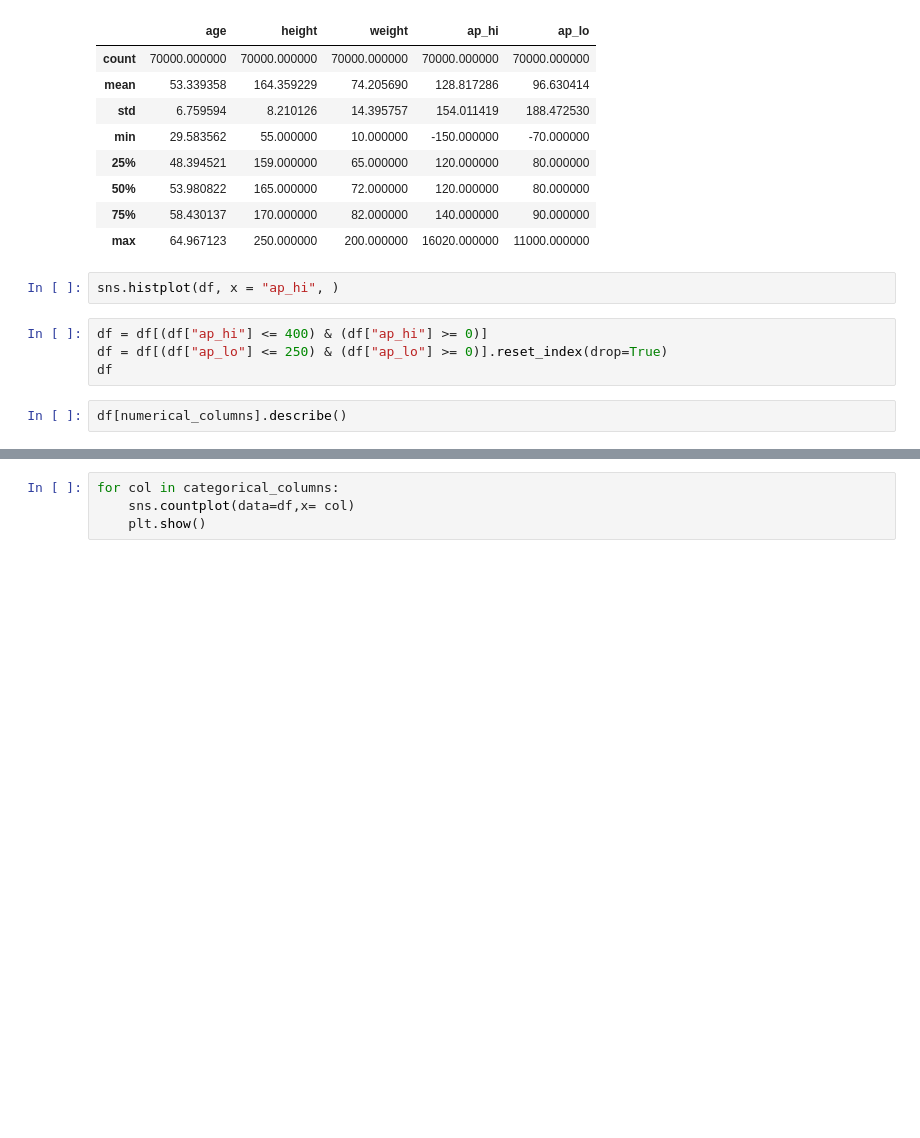
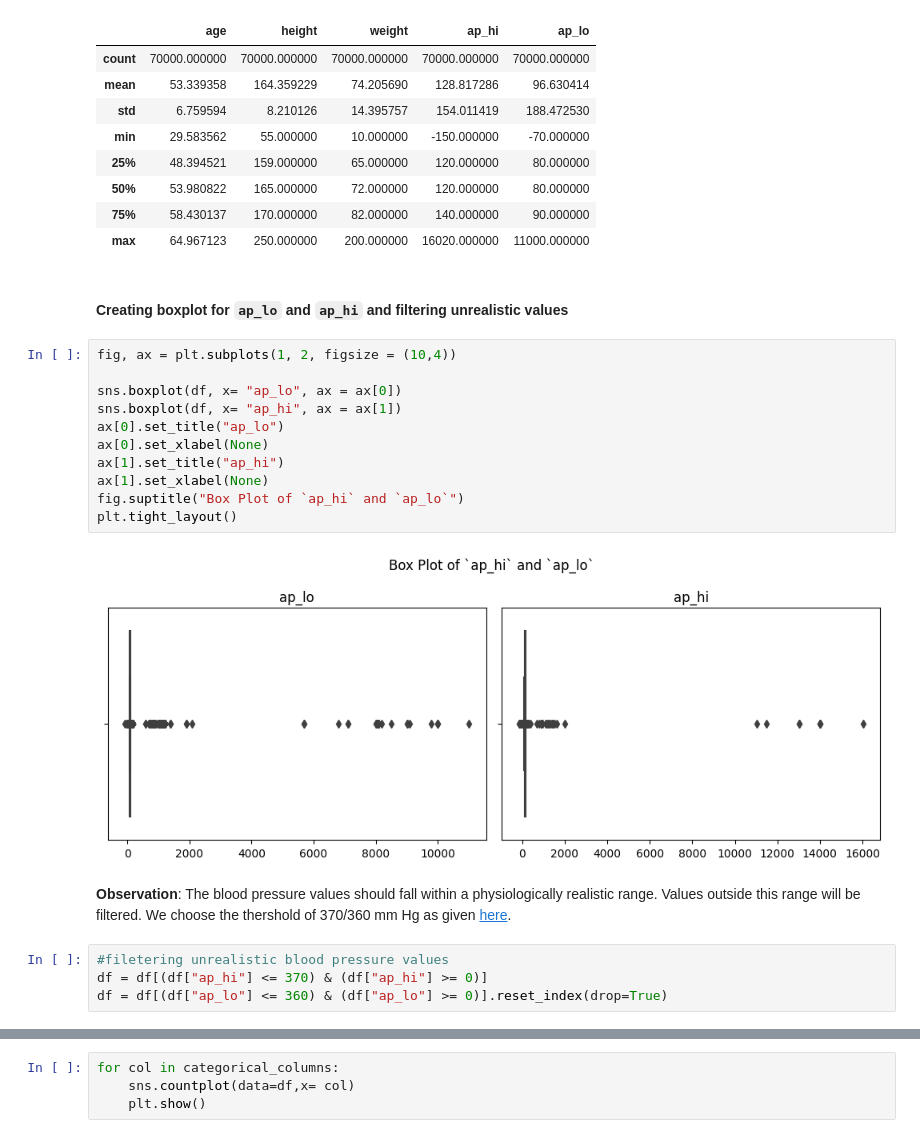
Before and after one commit to Shivam-3921/cardio_disease_prediction, a Jupyter notebook: cardio_diesease.ipynb, the cells around one changed output, grey strips where cells are left out. Cells and saved outputs as stored; diff of their text form; blank space fills up the shorter version.

Commit message:
engineered numerical features

```diff
--- a/cardio_diesease.ipynb
+++ b/cardio_diesease.ipynb
@@ -112,11 +102,24 @@ df[numerical_columns].describe()
 | 50% | 53.980822 | 165.000000 | 72.000000 | 120.000000 | 80.000000 |
 | 75% | 58.430137 | 170.000000 | 82.000000 | 140.000000 | 90.000000 |
 | max | 64.967123 | 250.000000 | 200.000000 | 16020.000000 | 11000.000000 |
-# %%
-sns.histplot(df, x = "ap_hi", )
+# %% [markdown]
+#### Creating boxplot for `ap_lo` and `ap_hi` and filtering unrealistic values
+# %%
+fig, ax = plt.subplots(1, 2, figsize = (10,4))
+
+sns.boxplot(df, x= "ap_lo", ax = ax[0])
+sns.boxplot(df, x= "ap_hi", ax = ax[1])
+ax[0].set_title("ap_lo")
+ax[0].set_xlabel(None)
+ax[1].set_title("ap_hi")
+ax[1].set_xlabel(None)
+fig.suptitle("Box Plot of `ap_hi` and `ap_lo`")
+plt.tight_layout()
+# %% [output]
+[figure, added]
+# %% [markdown]
+**Observation**: The blood pressure values should fall within a physiologically realistic range. Values outside this range will be filtered. We choose the thershold of 370/360 mm Hg as given [here](<https://pubmed.ncbi.nlm.nih.gov/7741618/#:~:text=The%20highest%20pressure%20recorded%20in,005).&text=BP%20was%20recorded%20in%2010,maximal%20lifting%20with%20slow%20exhalation.>).
 # %%
-df = df[(df["ap_hi"] <= 400) & (df["ap_hi"] >= 0)]
-df = df[(df["ap_lo"] <= 250) & (df["ap_lo"] >= 0)].reset_index(drop=True)
-df
+#filetering unrealistic blood pressure values
+df = df[(df["ap_hi"] <= 370) & (df["ap_hi"] >= 0)]
+df = df[(df["ap_lo"] <= 360) & (df["ap_lo"] >= 0)].reset_index(drop=True)
-# %%
-df[numerical_columns].describe()
```
Also changed, not shown: parts of 28 cells of this notebook.
